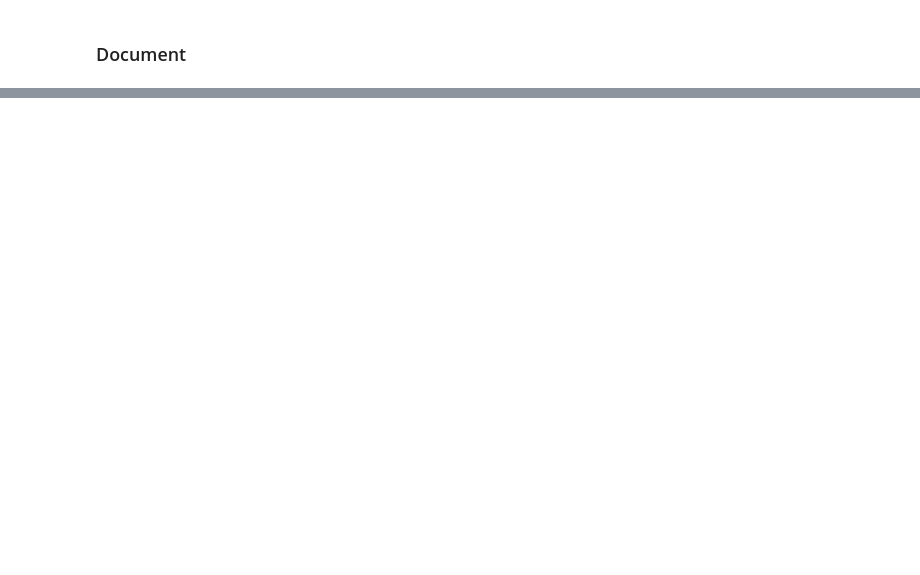
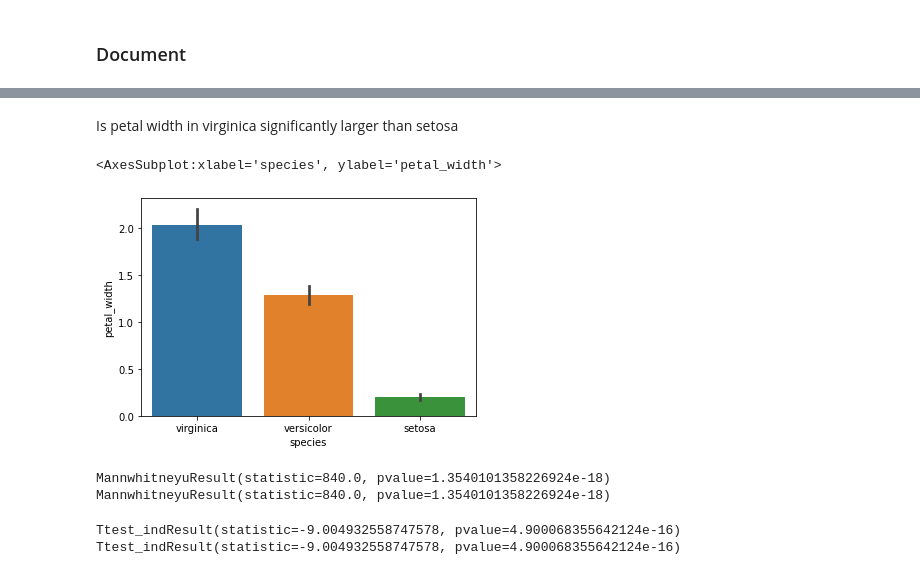
Before and after one commit to wheelerjoshua/classification-exercises, a Jupyter notebook: classification_exercises.ipynb, the cells around one changed output, grey strips where cells are left out. Cells and saved outputs as stored; diff of their text form; code cells hidden in the pictures; blank space fills up the shorter version.

```diff
--- a/classification_exercises.ipynb
+++ b/classification_exercises.ipynb
@@ -515,0 +628,19 @@ plt.bar(train.species, frequency[1])
+# %% [markdown]
+Is petal width in virginica significantly larger than setosa
+# %%
+sns.barplot(data = test, x = 'species', y = 'petal_width')
+# %% [output]
+<AxesSubplot:xlabel='species', ylabel='petal_width'>
+[figure, added]
+# %%
+print(stats.mannwhitneyu(train.species == 'versicolor', train.petal_width))
+print(stats.mannwhitneyu(train.species == 'setosa', train.petal_width))
+# %% [output]
+MannwhitneyuResult(statistic=840.0, pvalue=1.3540101358226924e-18)
+MannwhitneyuResult(statistic=840.0, pvalue=1.3540101358226924e-18)
+# %%
+print(stats.ttest_ind(train.species == 'versicolor', train.petal_width))
+print(stats.ttest_ind(train.species == 'setosa', train.petal_width))
+# %% [output]
+Ttest_indResult(statistic=-9.004932558747578, pvalue=4.900068355642124e-16)
+Ttest_indResult(statistic=-9.004932558747578, pvalue=4.900068355642124e-16)
```
Also changed, not shown: parts of 41 cells of this notebook, 1 other file.
